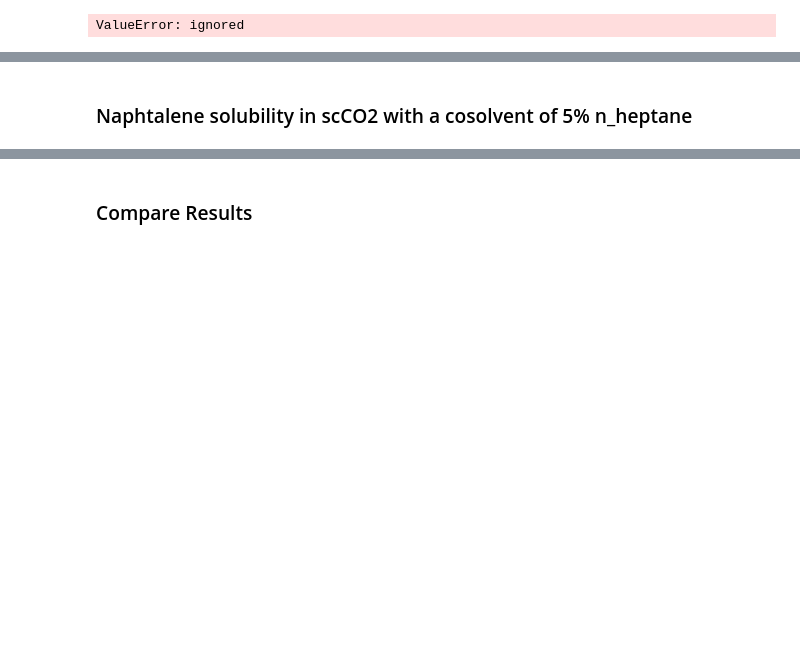
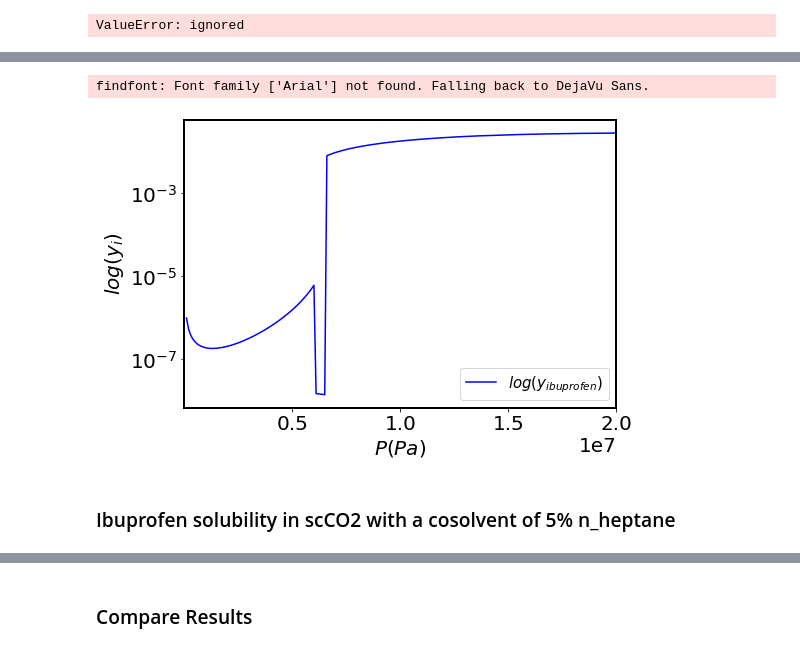
Before and after one commit to AnilOz/solubility_in_sc_CO2, a Jupyter notebook: solubility_with_cosolvents.ipynb, the cells around one changed output, grey strips where cells are left out. Cells and saved outputs as stored; diff of their text form; code cells hidden in the pictures; blank space fills up the shorter version.

Commit message:
some changes regarding ibuprofen and aboyt display equations

```diff
--- a/solubility_with_cosolvents.ipynb
+++ b/solubility_with_cosolvents.ipynb
@@ -222,0 +229,21 @@ plt.plot(P_num, y_solubility_eth)
+# %%
+# Create figure and add axes object
+fig = plt.figure()
+
+mpl.rcParams['font.family'] = 'Arial'
+plt.rcParams['font.size'] = 20
+plt.rcParams['axes.linewidth'] = 2
+
+ax = fig.add_axes([0,0,1,1])
+ax.set_xlim(0.1, 20000000)
+# ax.plot(P_num, y_naph)
+
+ax.set_xlabel('$P (Pa)$')
+ax.set_ylabel('$log(y_{i})$')
+ax.set_yscale("log")
+ax.plot(P_num, y_solubility_eth, color='blue', label='$log(y_{ibuprofen})$')
+plt.legend(loc='lower right', prop={'size': 15})
+fig.show()
+# %% [output]
+findfont: Font family ['Arial'] not found. Falling back to DejaVu Sans.
+[figure, added]
@@ -223,5 +253,5 @@ plt.plot(P_num, y_solubility_eth)
 # %% [markdown]
-### Naphtalene solubility in scCO2 with a cosolvent of 5% n_heptane
+### Ibuprofen solubility in scCO2 with a cosolvent of 5% n_heptane
 # %%
 counter = 0
 y_solubility_hep = []
```
Also changed, not shown: parts of 11 cells of this notebook, 9 other files.
